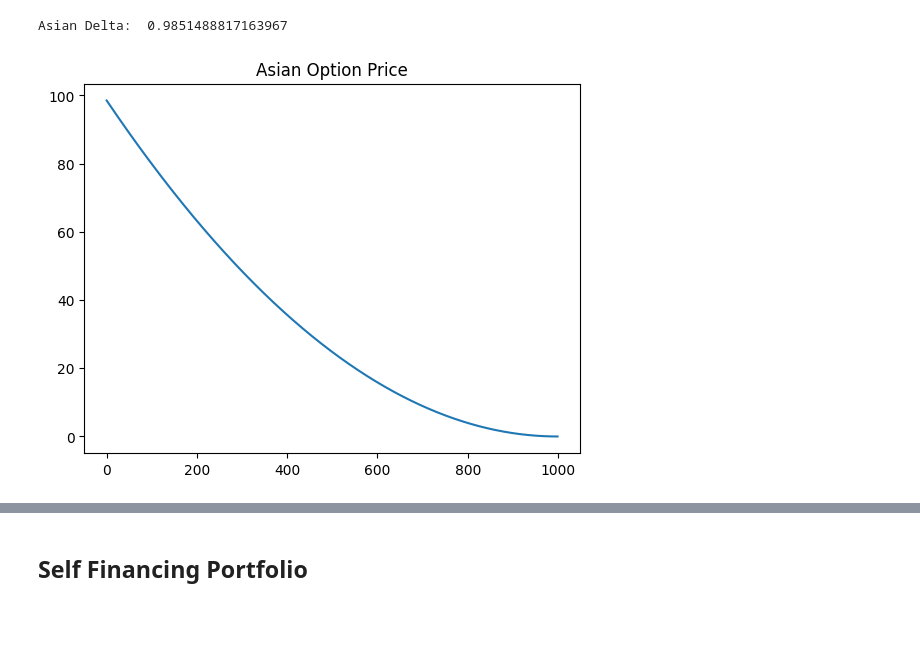
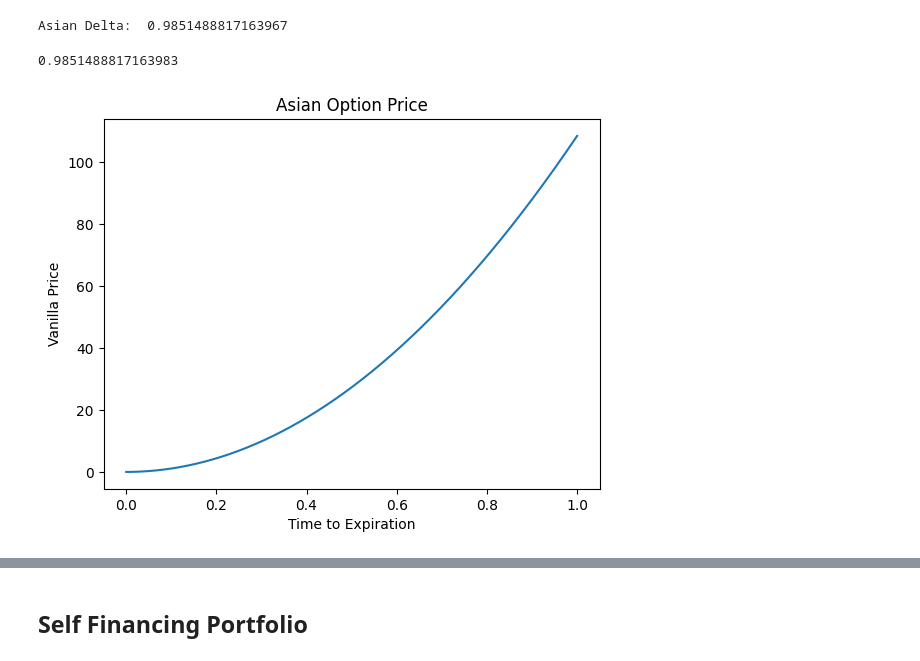
Before and after one commit to RutgersMSMF/MathFinance, a Jupyter notebook: Recitations/Notebook8.ipynb, the cells around one changed output, grey strips where cells are left out. Drawn from its saved outputs; the diff is of its cells as text; code cells hidden in the pictures; blank space fills up the shorter version.

```diff
--- a/Recitations/Notebook8.ipynb
+++ b/Recitations/Notebook8.ipynb
@@ -22,0 +32,5 @@ Asian Price:  108.51488817163968
+# %%
+t = 1 / 365 # 1 Day Option
+Y1 = 10
+asian = np.exp(-r * t) * (Y1 + S) / r * t * (np.exp(r * t) - 1)
+print("Asian Price: ", asian)
@@ -23,7 +41,7 @@ Asian Price:  108.51488817163968
 # %%
-def asian_price(S, r, t):
+def asian_price(Y, S, r, t):
 
-    return np.exp(-r * t) * (S / r * t) * (np.exp(r * t) - 1)
+    return np.exp(-r * t) * (Y + S) / r * t * (np.exp(r * t) - 1)
 # %% [markdown]
 ## Monte Carlo Solution
 # %%
@@ -99,5 +127,13 @@ Monte Carlo Price:  111.5973967838995
 # %% [markdown]
 ## <center> $\Delta = e^{-r  T}\frac{1}{r T} \cdot (e^{r T} - 1)$ </center>
+# %%
+t = 1
+T = 2
+r = 0.03
+sigma = 0.25
+
+S = 100
+Y = 10
 # %%
 N = 1000
 dt = 1 / N
@@ -112,6 +153,11 @@ delta = np.exp(-r * t) * (1 / r * t) * (np.exp(r * t) - 1)
 print("Asian Delta: ", delta)
 # %% [output]
 Asian Delta:  0.9851488817163967
+# %%
+alternate_form = (1 / (r * t)) - (np.exp(-r * t) / r * t)
+alternate_form
+# %% [output]
+0.9851488817163983
 # %%
 tau = np.linspace(0, 1, N)
 deltas = np.zeros(N)
@@ -121,13 +167,15 @@ time = tau[::-1]
 index = 0
 for t in time:
 
-    prices[index] = asian_price(100, r, t)
+    prices[index] = asian_price(10, 100, r, t)
     deltas[index] = np.exp(-r * t) * (1 / r * t) * (np.exp(r * t) - 1)
     index += 1
 # %%
-plt.plot(prices)
+plt.plot(time, prices)
 plt.title("Asian Option Price")
+plt.xlabel("Time to Expiration")
+plt.ylabel("Vanilla Price")
 plt.show()
 # %% [output]
-[figure, old version]
+[figure, new version]
 # %%
```
Also changed, not shown: parts of 22 cells of this notebook, 2 other files.
